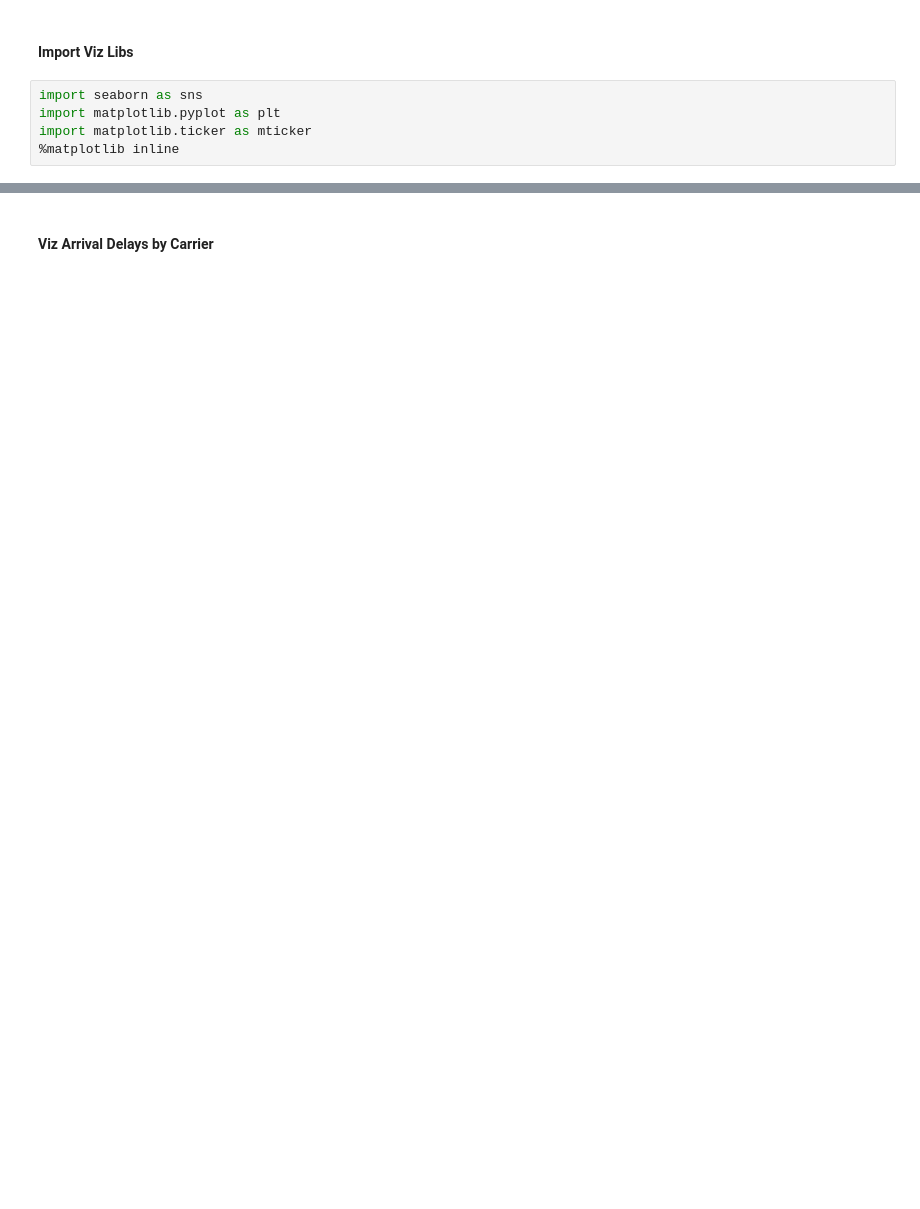
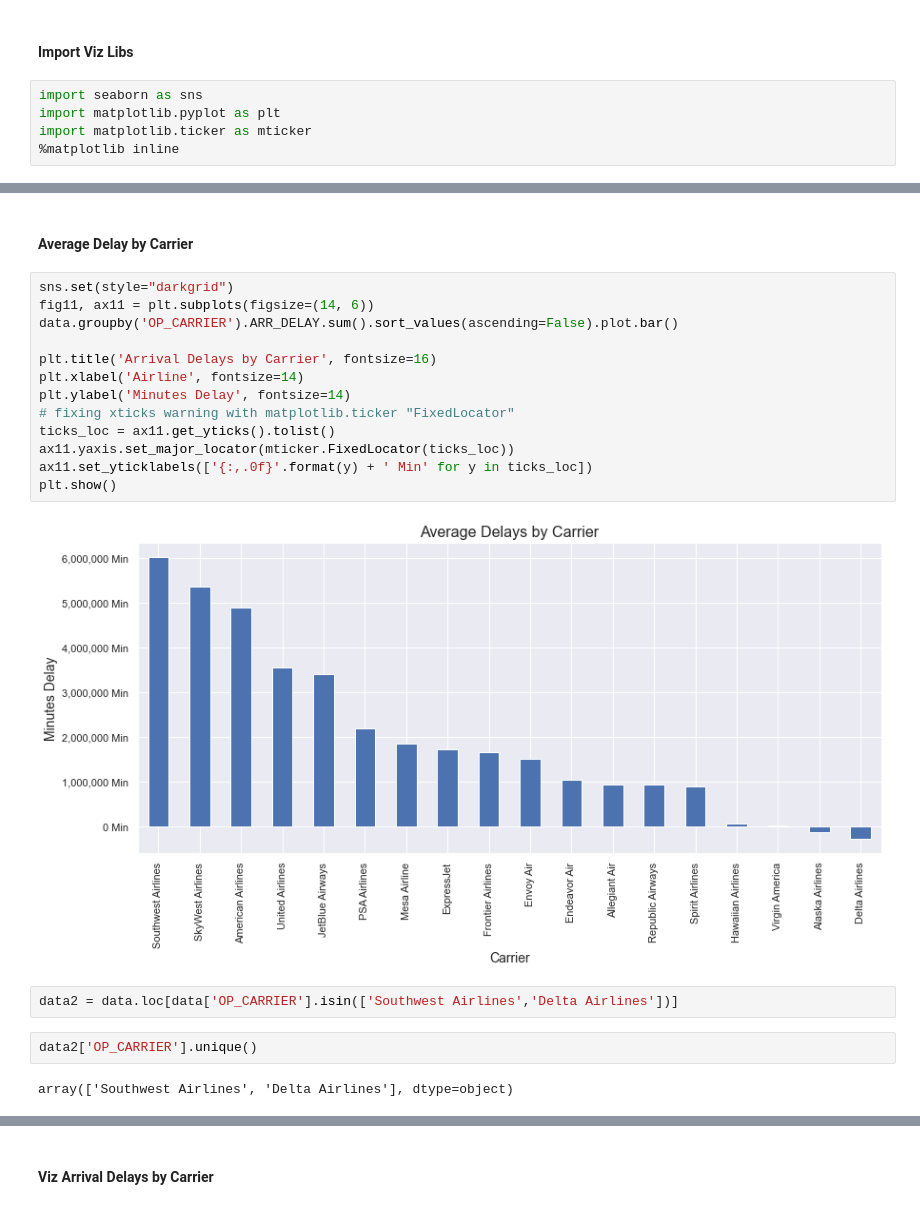
Before and after one commit to SunTzuLombardi/FlightsClassification, a Jupyter notebook: Classification.ipynb, the cells around one changed output, grey strips where cells are left out. Cells and saved outputs as stored; diff of their text form; blank space fills up the shorter version.

```diff
--- a/Classification.ipynb
+++ b/Classification.ipynb
@@ -457,0 +475,23 @@ import matplotlib.ticker as mticker
+# %% [markdown]
+#### Average Delay by Carrier
+# %%
+sns.set(style="darkgrid")
+fig11, ax11 = plt.subplots(figsize=(14, 6))
+data.groupby('OP_CARRIER').ARR_DELAY.sum().sort_values(ascending=False).plot.bar()
+
+plt.title('Arrival Delays by Carrier', fontsize=16)
+plt.xlabel('Airline', fontsize=14)
+plt.ylabel('Minutes Delay', fontsize=14)
+# fixing xticks warning with matplotlib.ticker "FixedLocator"
+ticks_loc = ax11.get_yticks().tolist()
+ax11.yaxis.set_major_locator(mticker.FixedLocator(ticks_loc))
+ax11.set_yticklabels(['{:,.0f}'.format(y) + ' Min' for y in ticks_loc])
+plt.show()
+# %% [output]
+[figure, added]
+# %%
+data2 = data.loc[data['OP_CARRIER'].isin(['Southwest Airlines','Delta Airlines'])]
+# %%
+data2['OP_CARRIER'].unique()
+# %% [output]
+array(['Southwest Airlines', 'Delta Airlines'], dtype=object)
```
Also changed, not shown: parts of 46 cells of this notebook, 18 other files.
